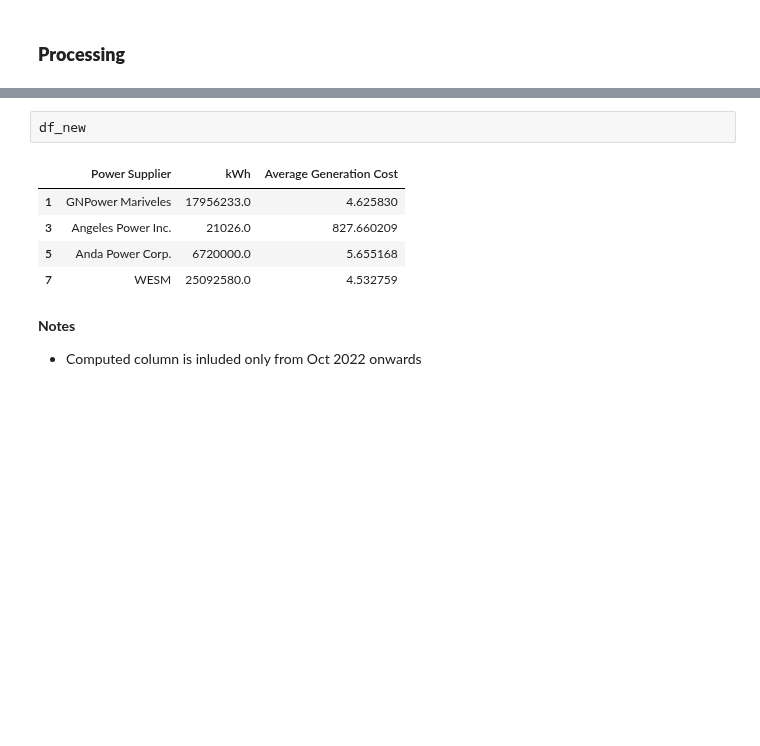
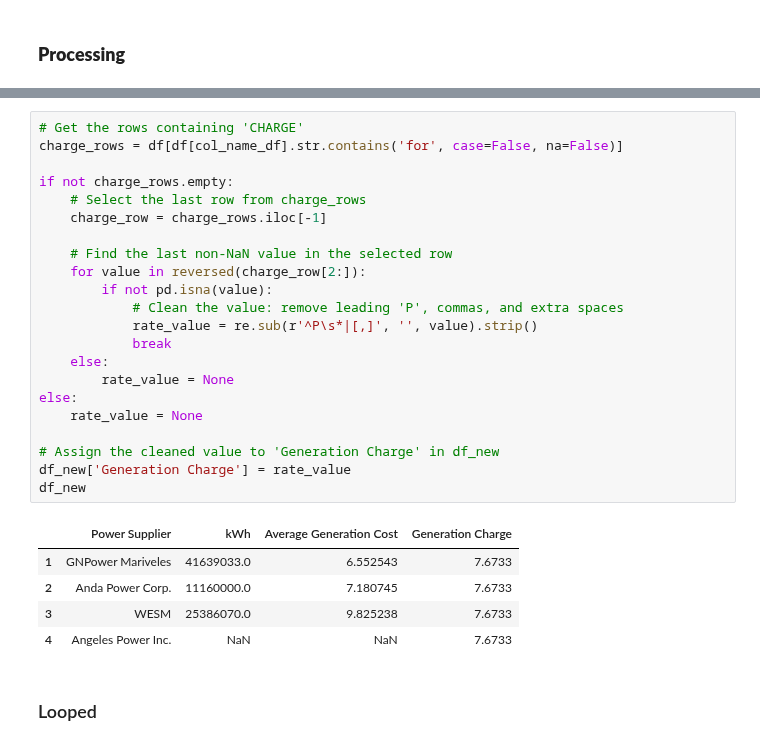
Before and after one commit to andreasenson/Scrape-DU-Generation-Charge, a Jupyter notebook: AEC/scrape_AEC.ipynb, the cells around one changed output, grey strips where cells are left out. Cells and saved outputs as stored; diff of their text form; blank space fills up the shorter version.

```diff
--- a/AEC/scrape_AEC.ipynb
+++ b/AEC/scrape_AEC.ipynb
@@ -211,11 +219,30 @@ See the caveats in the documentation: https://pandas.pydata.org/pandas-docs/stab
-# %%
-df_new
-# %% [output]
-|  | Power Supplier | kWh | Average Generation Cost |
-| 1 | GNPower Mariveles | 17956233.0 | 4.625830 |
-| 3 | Angeles Power Inc. | 21026.0 | 827.660209 |
-| 5 | Anda Power Corp. | 6720000.0 | 5.655168 |
-| 7 | WESM | 25092580.0 | 4.532759 |
-# %% [markdown]
-**Notes**
-- Computed column is inluded only from Oct 2022 onwards
+# %%
+# Get the rows containing 'CHARGE'
+charge_rows = df[df[col_name_df].str.contains('for', case=False, na=False)]
+
+if not charge_rows.empty:
+    # Select the last row from charge_rows
+    charge_row = charge_rows.iloc[-1]
+
+    # Find the last non-NaN value in the selected row
+    for value in reversed(charge_row[2:]):
+        if not pd.isna(value):
+            # Clean the value: remove leading 'P', commas, and extra spaces
+            rate_value = re.sub(r'^P\s*|[,]', '', value).strip()
+            break
+    else:
+        rate_value = None
+else:
+    rate_value = None
+
+# Assign the cleaned value to 'Generation Charge' in df_new
+df_new['Generation Charge'] = rate_value
+df_new
+# %% [output]
+|  | Power Supplier | kWh | Average Generation Cost | Generation Charge |
+| 1 | GNPower Mariveles | 41639033.0 | 6.552543 | 7.6733 |
+| 2 | Anda Power Corp. | 11160000.0 | 7.180745 | 7.6733 |
+| 3 | WESM | 25386070.0 | 9.825238 | 7.6733 |
+| 4 | Angeles Power Inc. | NaN | NaN | 7.6733 |
+# %% [markdown]
+### Looped
```
Also changed, not shown: parts of 5 cells of this notebook.
